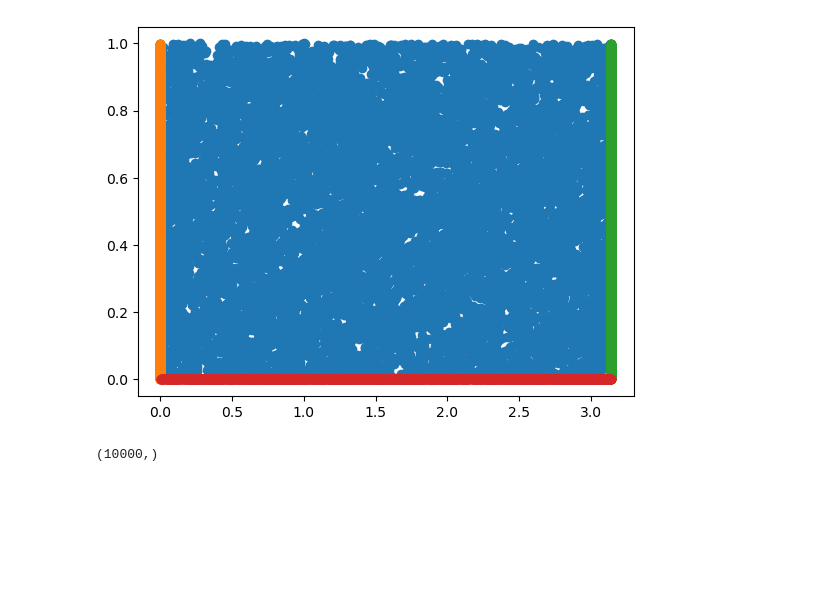
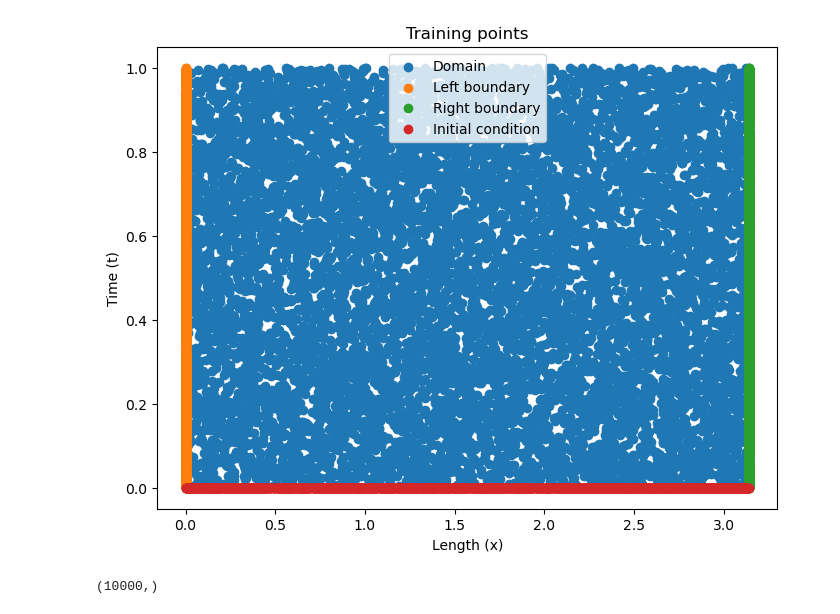
Before and after one commit to alleswe2k/PINNs, a Jupyter notebook: 1D_time_problem/time2.ipynb, the cells around one changed output. Saved outputs shown, nothing was run; the diff lists cells and outputs as text; code cells hidden in the pictures; blank space fills up the shorter version.

```diff
--- a/1D_time_problem/time2.ipynb
+++ b/1D_time_problem/time2.ipynb
@@ -179,13 +179,18 @@ mask_rbc = masks["rbc"]
 mask_ic = masks["ic"]
 mask_d = masks["dom"]
 # %%
-plt.scatter(x[mask_d], t[mask_d])
-plt.scatter(x[mask_lbc], t[mask_lbc])
-plt.scatter(x[mask_rbc], t[mask_rbc])
-plt.scatter(x[mask_ic], t[mask_ic])
+plt.figure(figsize=(8, 6))
+plt.scatter(x[mask_d], t[mask_d], label="Domain")
+plt.scatter(x[mask_lbc], t[mask_lbc], label="Left boundary")
+plt.scatter(x[mask_rbc], t[mask_rbc], label="Right boundary")
+plt.scatter(x[mask_ic], t[mask_ic], label="Initial condition")
+plt.legend()
+plt.title("Training points")
+plt.xlabel("Length (x)")
+plt.ylabel("Time (t)")
 plt.show()
 # %% [output]
-[figure, old version]
+[figure, new version]
 # %%
 f = lambda x, t: (1 - 16*np.pi**2)*np.sin(x)*np.cos(4*np.pi*t)
 ic1 = lambda x: np.sin(x)
```
Also changed, not shown: parts of 10 cells of this notebook, 24 other files.
